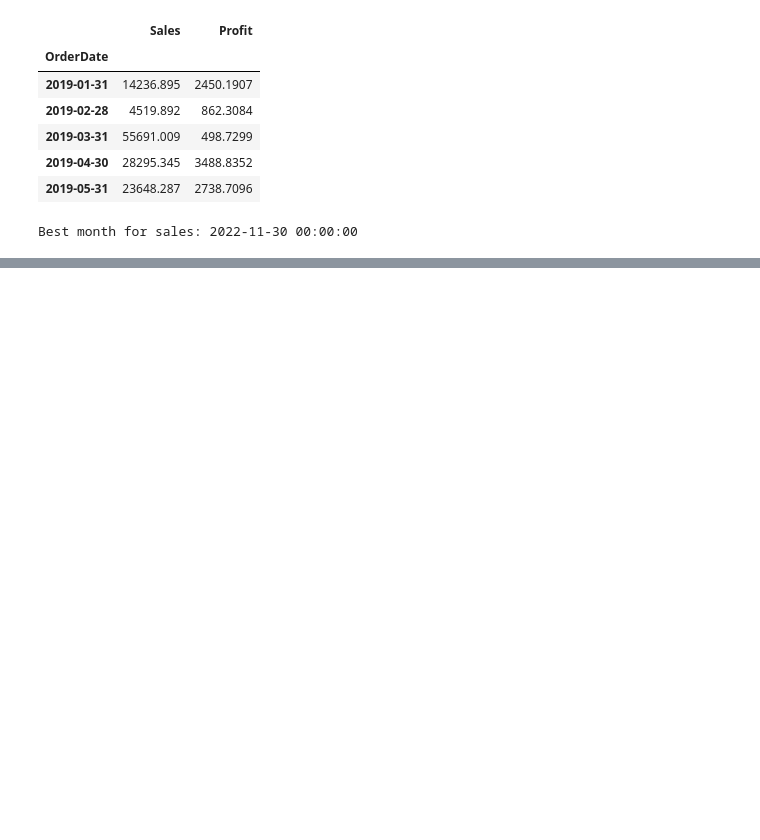
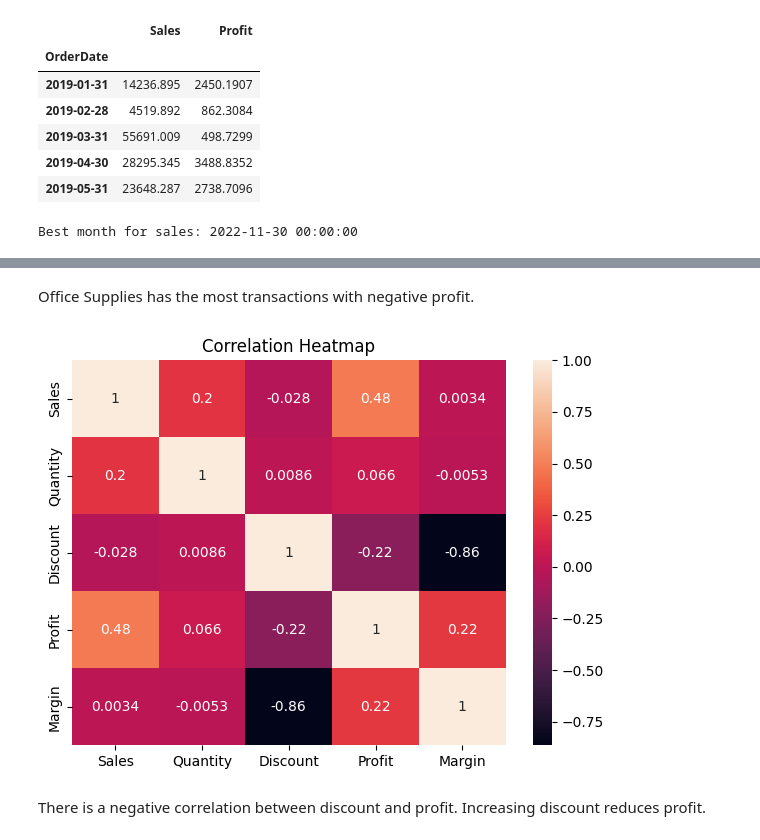
Before and after one commit to HADI82315/AI-Bootcamp, a Jupyter notebook: HW_L3_2/numpy_pandas2.ipynb, the cells around one changed output, grey strips where cells are left out. Drawn from its saved outputs; the diff is of its cells as text; code cells hidden in the pictures; blank space fills up the shorter version.

```diff
--- a/HW_L3_2/numpy_pandas2.ipynb
+++ b/HW_L3_2/numpy_pandas2.ipynb
@@ -80,0 +116,13 @@ Best month for sales: 2022-11-30 00:00:00
+# %% [markdown]
+Office Supplies has the most transactions with negative profit.
+# %%
+num_cols = ['Sales', 'Quantity', 'Discount', 'Profit', 'Margin']
+corr = df_master[num_cols].corr()
+plt.figure(figsize=(7,5))
+sns.heatmap(corr, annot=True)
+plt.title("Correlation Heatmap")
+plt.show()
+# %% [output]
+[figure, added]
+# %% [markdown]
+There is a negative correlation between discount and profit. Increasing discount reduces profit.
```
Also changed, not shown: parts of 5 cells of this notebook.
